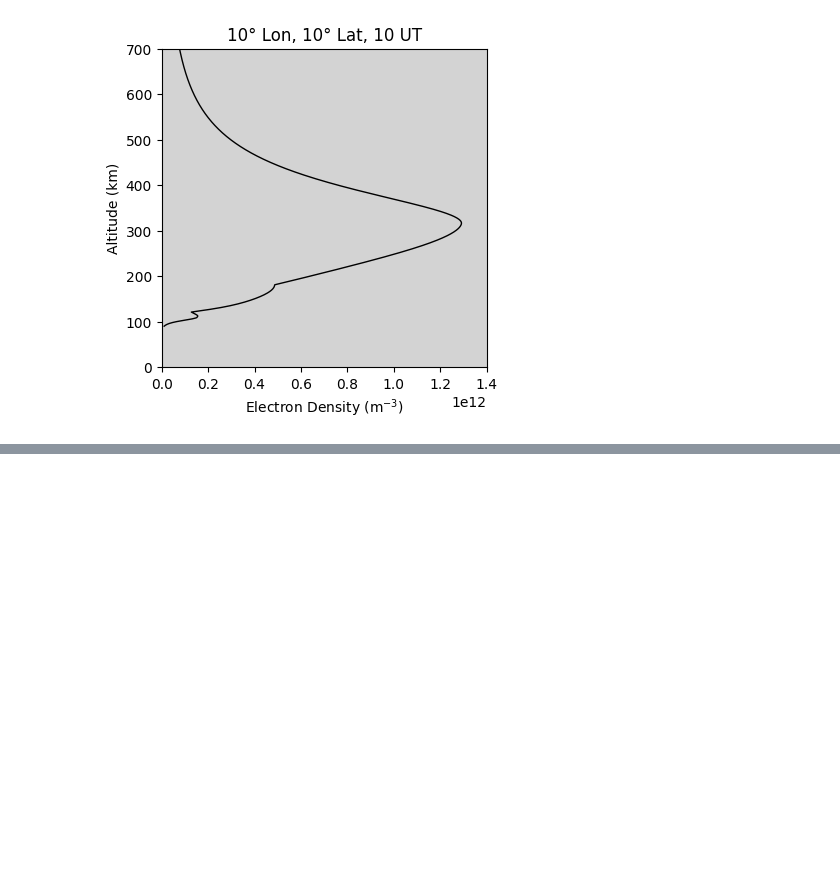
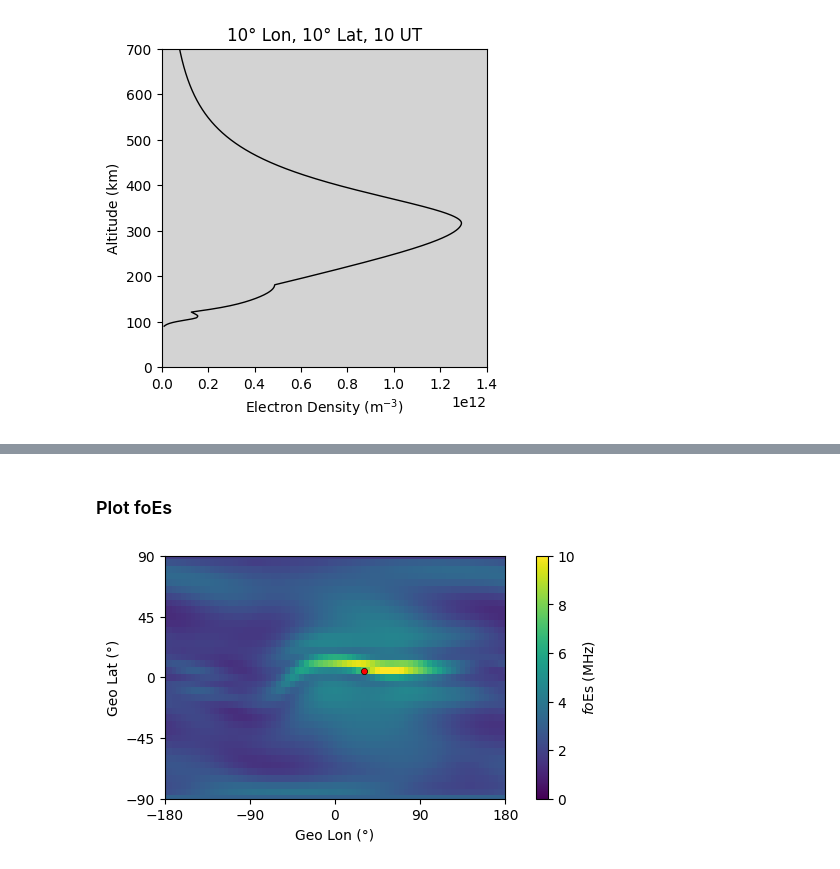
Before and after one commit to victoriyaforsythe/PyIRI, a Jupyter notebook: docs/tutorials/Daily_parameters.ipynb, the cells around one changed output, grey strips where cells are left out. Drawn from its saved outputs; the diff is of its cells as text; code cells hidden in the pictures; blank space fills up the shorter version.

Commit message:
Added Es_1day to tutorial and readme + fig save typo

```diff
--- a/docs/tutorials/Daily_parameters.ipynb
+++ b/docs/tutorials/Daily_parameters.ipynb
@@ -374,0 +379,35 @@ plt.savefig(plot_dir + 'PyIRI_sh_EDP.png', format='pdf', bbox_inches='tight')
+# %%
+# Compute ionospheric parameters for sporadic E layer
+Es = sh.sporadic_E_1day(year,
+                        month,
+                        day,
+                        aUT,
+                        alon,
+                        alat,
+                        F107,
+                        coeff_dir=coeff_dir,
+                        coord=coord)
+# %% [markdown]
+### Plot foEs
+# %%
+# Plot foEs
+fig, ax = plt.subplots(1, 1, sharex=True, sharey=True, figsize=(5, 3),
+                        constrained_layout=True)
+plt.xlim([-180, 180])
+plt.ylim([-90, 90])
+plt.xticks(np.arange(-180, 180 + 45, 90))
+plt.yticks(np.arange(-90, 90 + 45, 45))
+ax.set_facecolor('grey')
+ax.set_xlabel('Geo Lon (°)')
+ax.set_ylabel('Geo Lat (°)')
+z = np.reshape(Es['fo'][ind_time, :], alon_2d.shape)
+mesh = ax.pcolormesh(alon_2d, alat_2d, z, vmin=0, vmax=10)
+ax.scatter(sun['lon'][ind_time], sun['lat'][ind_time],
+                    c='red', s=20, edgecolors="black", linewidths=0.5)
+cbar = fig.colorbar(mesh, ax=ax)
+cbar.set_label('$fo$Es (MHz)')
+# Save figure
+plot_dir = '../figures/'
+plt.savefig(plot_dir + 'PyIRI_sh_foEs.png', format='png', bbox_inches='tight')
+# %% [output]
+[figure, added]
```
Also changed, not shown: parts of 8 cells of this notebook, 29 other files.
